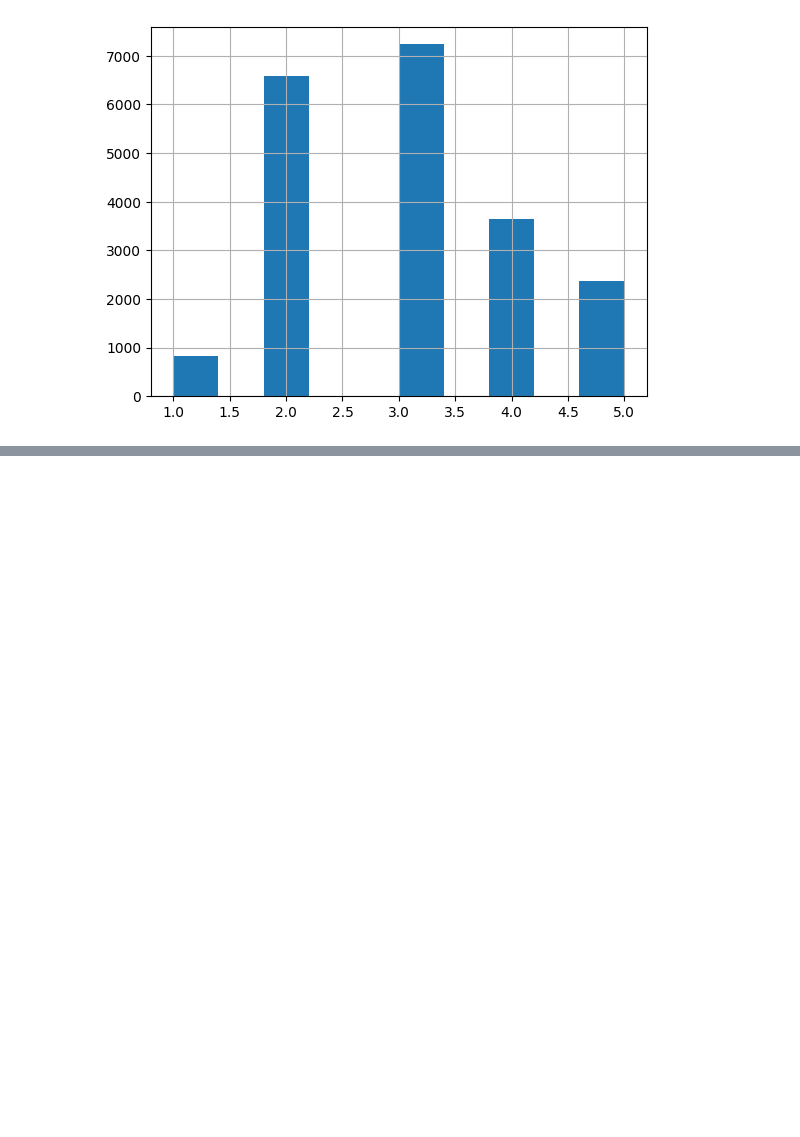
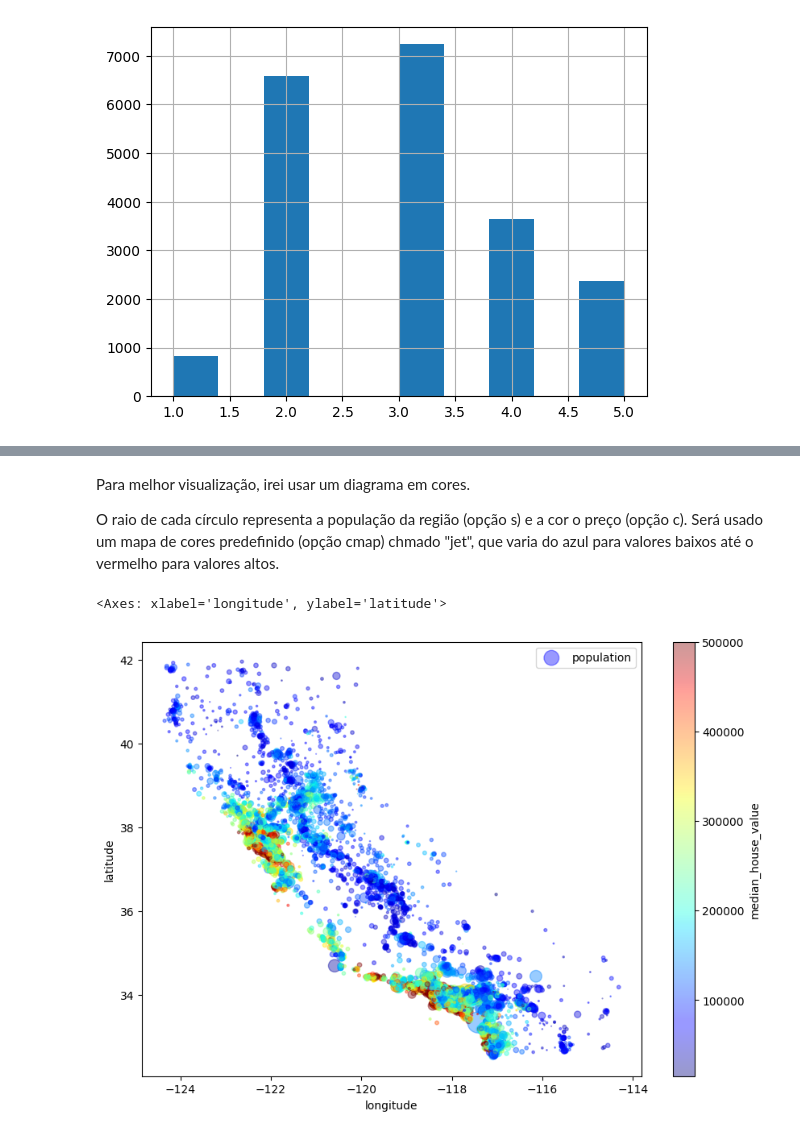
Before and after one commit to JoaoVitorMenezesMagalhaes/end_to_end_ml_housing_project, a Jupyter notebook: housing_project.ipynb, the cells around one changed output, grey strips where cells are left out. Saved outputs shown, nothing was run; the diff lists cells and outputs as text; code cells hidden in the pictures; blank space fills up the shorter version.

```diff
--- a/housing_project.ipynb
+++ b/housing_project.ipynb
@@ -158,0 +230,13 @@ housing["income_cat"].hist()
+# %% [markdown]
+Para melhor visualização, irei usar um diagrama em cores.
+
+O raio de cada círculo representa a população da região (opção s) e a cor o preço (opção c).
+Será usado um mapa de cores predefinido (opção cmap) chmado "jet", que varia do azul para valores baixos até o vermelho para valores altos.
+# %%
+housing.plot(kind="scatter", x="longitude", y="latitude", alpha=0.4,
+             s=housing["population"]/100, label="population", figsize=(10,7),
+             c="median_house_value", cmap=plt.get_cmap("jet"), colorbar=True,
+            )
+# %% [output]
+<Axes: xlabel='longitude', ylabel='latitude'>
+[figure, added]
```
Also changed, not shown: parts of 12 cells of this notebook.
